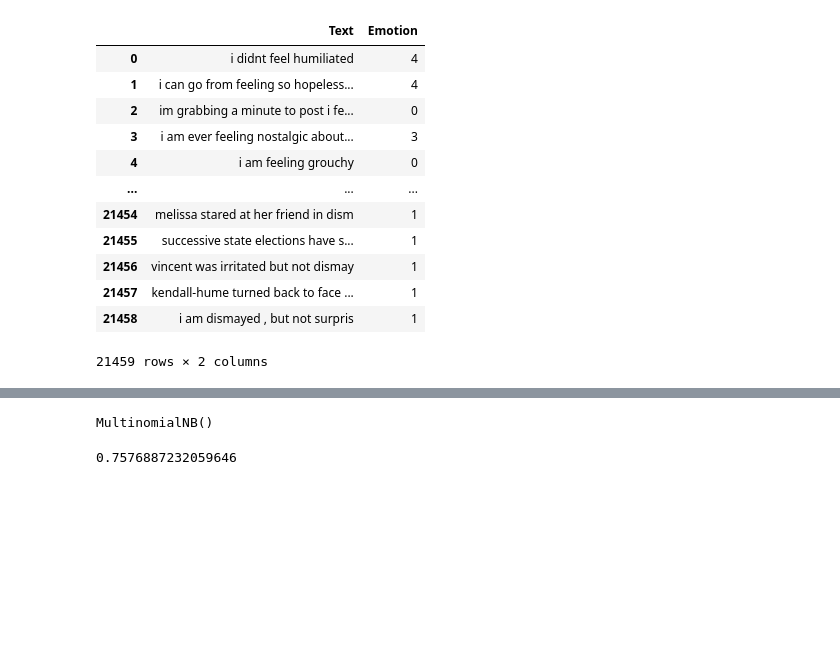
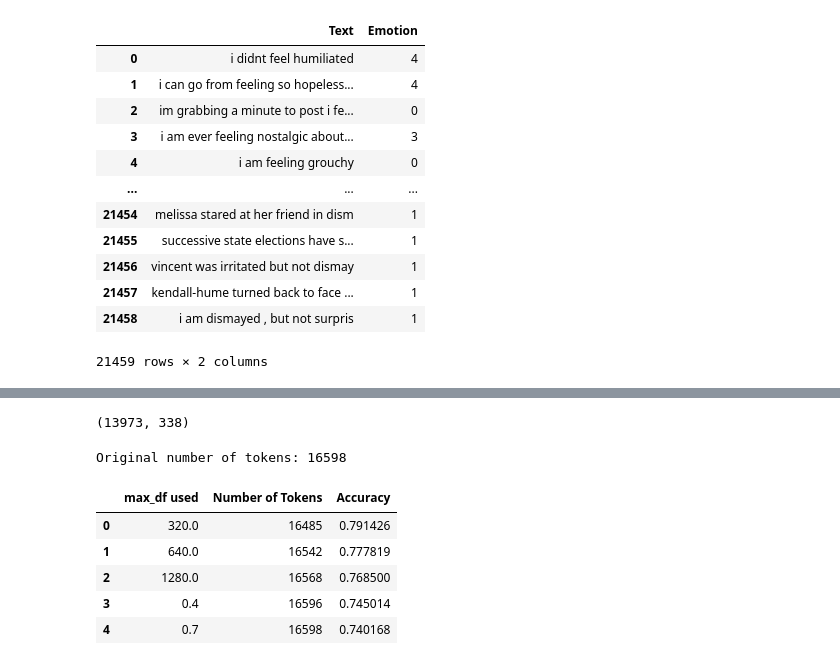
Before and after one commit to mercklyzer/cs180project, a Jupyter notebook: Project.ipynb, the cells around one changed output, grey strips where cells are left out. Cells and saved outputs as stored; diff of their text form; code cells hidden in the pictures; blank space fills up the shorter version.

```diff
--- a/Project.ipynb
+++ b/Project.ipynb
@@ -188,3 +192,10 @@ y = messages.Emotion
 # %%
+#split data
+X = messages.Text
+y = messages.Emotion
+
 from sklearn.model_selection import train_test_split
-X_train, X_test, y_train, y_test = train_test_split(X,y, train_size=0.85, random_state=427)
+X_train, X_test, y_train, y_test = train_test_split(X,y, random_state=427)
+
+# learn training data vocabulary, then use it to create a document-term matrix
+vect.fit(X_train)
@@ -191,3 +203,0 @@ X_train, X_test, y_train, y_test = train_test_split(X,y, train_size=0.85, random
-# %%
-# instantiate the count vectorizer and assign it to vect again.
-vect = CountVectorizer()
@@ -218,5 +231,0 @@ nb = MultinomialNB()
-# %%
-# train the model using X_train_dtm and the fit() method
-nb.fit(X_train_dtm, y_train)
-# %% [output]
-MultinomialNB()
@@ -226,7 +232,49 @@ y_pred_class = nb.predict(X_test_dtm)
-# %%
-# calculate accuracy of class predictions
-from sklearn import metrics
-metrics.accuracy_score(y_test, y_pred_class)
-# %% [output]
-0.7576887232059646
+# %%
+#There are terms that appear more often in the documents compared to terms that clearly denote emotions.
+# For example, the term "feel" occurred 13973 times but the term "happy" only occurred 338 times but "happy" clearly expresses
+# its emotion
+
+feel = 0
+happy = 0
+for text in messages['Text']:
+    for word in text.split():
+        if word == "feel":
+            feel += 1
+        if word == "happy":
+            happy += 1
+
+feel, happy
+# %% [output]
+(13973, 338)
+# %%
+#Thus, it is reasonable to tweak the max_df of the count vectorizer
+
+print("Original number of tokens: 16598", end='\n\n')
+
+possible_max_df = [320, 640, 1280, 0.4, 0.7]
+
+data_max_df = []
+
+for p_max_df in possible_max_df:
+    vect = CountVectorizer(max_df=p_max_df)
+    vect.fit(X_train)
+    X_train_dtm = vect.transform(X_train)
+    X_test_dtm = vect.transform(X_test)
+
+    tokens = vect.get_feature_names()
+
+    nb = MultinomialNB()
+    nb.fit(X_train_dtm, y_train)
+    y_pred_class = nb.predict(X_test_dtm)
+    data_max_df.append([p_max_df, len(tokens), metrics.accuracy_score(y_test, y_pred_class)])
+
+pd.DataFrame(data_max_df, columns=['max_df used', 'Number of Tokens', 'Accuracy'])
+# %% [output]
+Original number of tokens: 16598
+|  | max_df used | Number of Tokens | Accuracy |
+| 0 | 320.0 | 16485 | 0.791426 |
+| 1 | 640.0 | 16542 | 0.777819 |
+| 2 | 1280.0 | 16568 | 0.768500 |
+| 3 | 0.4 | 16596 | 0.745014 |
+| 4 | 0.7 | 16598 | 0.740168 |
 # %%
```
Also changed, not shown: parts of 25 cells of this notebook.
